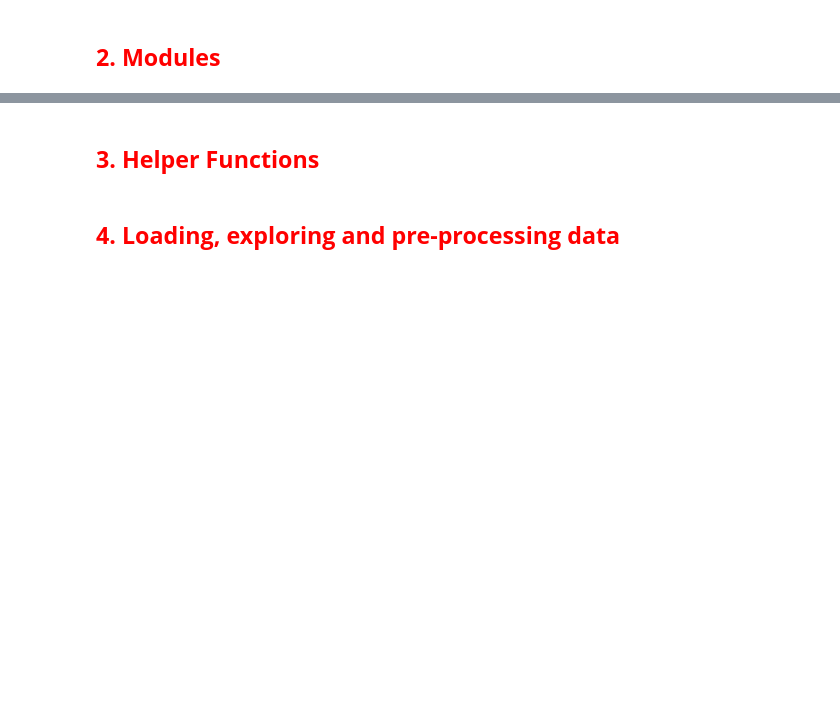
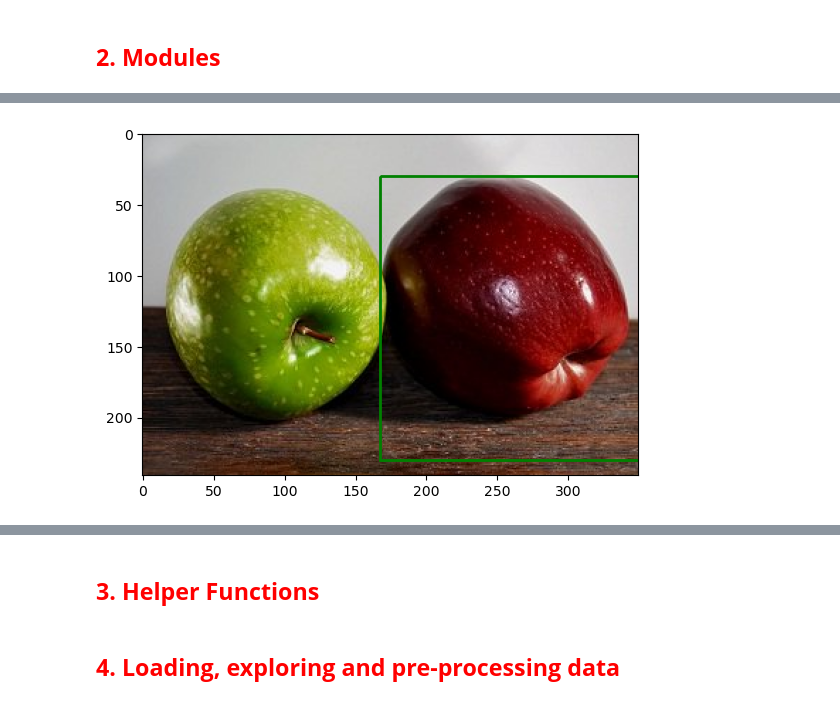
Before and after one commit to MNGARCIA085/Computer-Vision, a Jupyter notebook: Object Detection/TensorFlow/Fruit detection/Preprocessing.ipynb, the cells around one changed output, grey strips where cells are left out. Saved outputs shown, nothing was run; the diff lists cells and outputs as text; code cells hidden in the pictures; blank space fills up the shorter version.

```diff
--- a/Object Detection/TensorFlow/Fruit detection/Preprocessing.ipynb
+++ b/Object Detection/TensorFlow/Fruit detection/Preprocessing.ipynb
@@ -38,0 +216,4 @@ To enable the following instructions: AVX2 FMA, in other operations, rebuild Ten
+# %%
+plot_image_and_label(Image.open(train_images[8]), train_labels[8][0:4])
+# %% [output]
+[figure, added]
```
Also changed, not shown: parts of 42 cells of this notebook, 1 other file.
